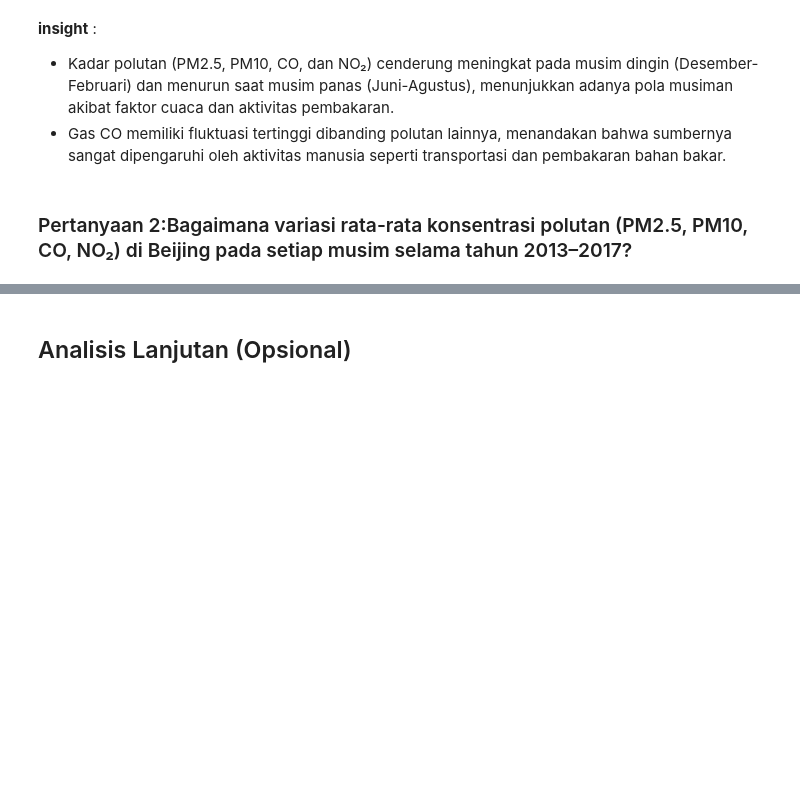
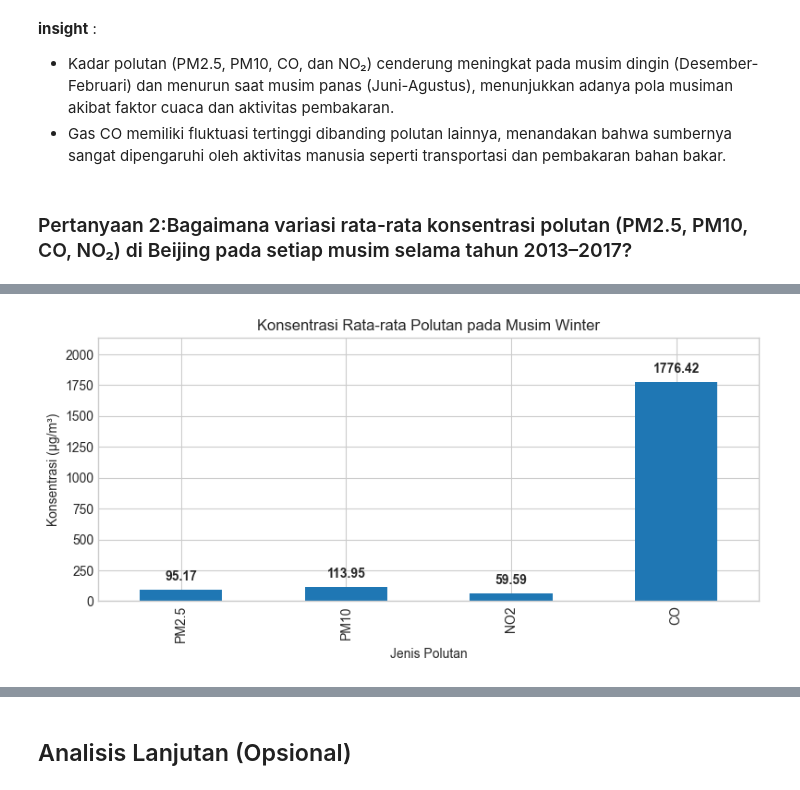
Before and after one commit to silviadela/submissions-analisisdataphyton, a Jupyter notebook: submission/Notebook_Colab_Silvia_Dela_Pranistia_.ipynb, the cells around one changed output, grey strips where cells are left out. Saved outputs shown, nothing was run; the diff lists cells and outputs as text; code cells hidden in the pictures; blank space fills up the shorter version.

```diff
--- a/submission/Notebook_Colab_Silvia_Dela_Pranistia_.ipynb
+++ b/submission/Notebook_Colab_Silvia_Dela_Pranistia_.ipynb
@@ -374,0 +299,87 @@ Passing `palette` without assigning `hue` is deprecated and will be removed in v
+# %%
+fdf = df.copy()
+
+if 'datetime' not in fdf.columns:
+    if 'timestamp' in fdf.columns:
+        fdf['datetime'] = pd.to_datetime(fdf['timestamp'], errors='coerce')
+    elif all(c in fdf.columns for c in ['year','month','day','hour']):
+        fdf['datetime'] = pd.to_datetime(fdf[['year','month','day','hour']], errors='coerce')
+    else:
+        raise ValueError("Tidak ada kolom datetime/timestamp atau komponen waktu.")
+
+fdf = fdf.dropna(subset=['datetime']).copy()
+fdf['datetime'] = pd.to_datetime(fdf['datetime'], errors='coerce')
+
+_candidate = {
+    'PM2.5': ['PM2.5','PM2_5','PM25'],
+    'PM10' : ['PM10'],
+    'NO2'  : ['NO2'],
+    'CO'   : ['CO']
+}
+pollutant_cols = []
+for std, aliases in _candidate.items():
+    for a in aliases:
+        if a in fdf.columns:
+            if a != std:
+                fdf = fdf.rename(columns={a: std})
+            pollutant_cols.append(std)
+            break
+
+fdf["month_num"] = fdf["datetime"].dt.month
+
+def to_season(m):
+    if m in [12, 1, 2]:
+        return "Winter"
+    elif m in [3, 4, 5]:
+        return "Spring"
+    elif m in [6, 7, 8]:
+        return "Summer"
+    else:
+        return "Autumn"
+
+fdf["season"] = fdf["month_num"].apply(to_season)
+season_order = ["Winter", "Spring", "Summer", "Autumn"]
+
+def plot_one_season_dashboard(season="Winter", selected_pollutants=None):
+    if selected_pollutants is None:
+        selected_pollutants = ['PM2.5','PM10','NO2','CO']
+
+    # pastikan hanya kolom yang ada
+    sel = [p for p in selected_pollutants if p in pollutant_cols]
+
+    season_mean = (
+        fdf.groupby("season")[pollutant_cols]
+           .mean(numeric_only=True)
+           .reindex(season_order)
+    )
+
+    if season not in season_mean.index or season_mean.loc[season].isna().all():
+        print("⚠️ Data untuk musim ini kosong setelah filter.")
+        return
+
+    row = season_mean.loc[season].dropna()
+    row = row[row.index.isin(sel)]
+
+    fig, ax = plt.subplots(figsize=(8, 4))
+    row.plot(kind="bar", ax=ax)
+
+    ax.set_title(f"Konsentrasi Rata-rata Polutan pada Musim {season}")
+    ax.set_ylabel("Konsentrasi (µg/m³)")
+    ax.set_xlabel("Jenis Polutan")
+
+    if len(row) > 0:
+        vmax = float(row.max())
+        ax.set_ylim(0, vmax * 1.2)
+        for i, v in enumerate(row.values):
+            ax.text(i, v + (vmax * 0.03), f"{v:.2f}",
+                    ha="center", va="bottom", fontsize=10, fontweight="bold")
+
+    plt.tight_layout()
+    plt.show()
+
+plot_one_season_dashboard(season="Winter", selected_pollutants=['PM2.5','PM10','NO2','CO'])
+plot_one_season_dashboard(season="Spring", selected_pollutants=['PM2.5','PM10','NO2','CO'])
+plot_one_season_dashboard(season="Summer", selected_pollutants=['PM2.5','PM10','NO2','CO'])
+plot_one_season_dashboard(season="Autumn", selected_pollutants=['PM2.5','PM10','NO2','CO'])
+# %% [output]
+[figure, added]
```
Also changed, not shown: parts of 7 cells of this notebook, 3 other files.
